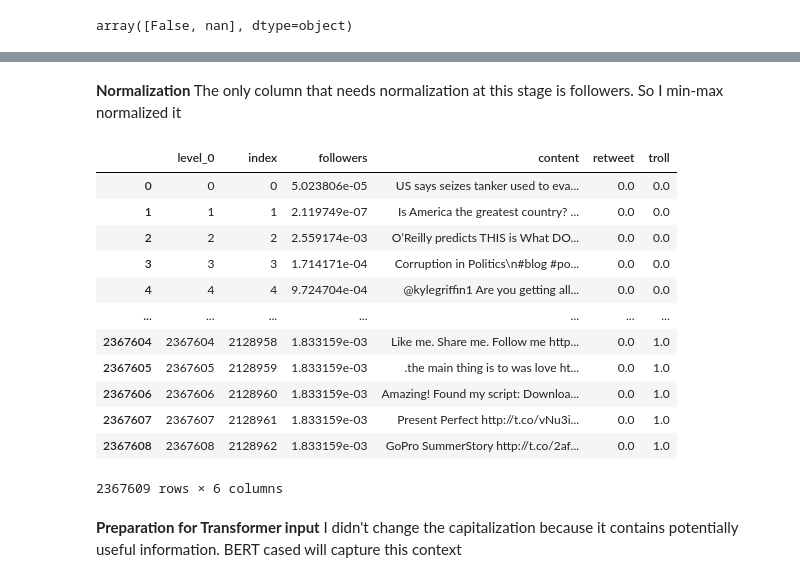
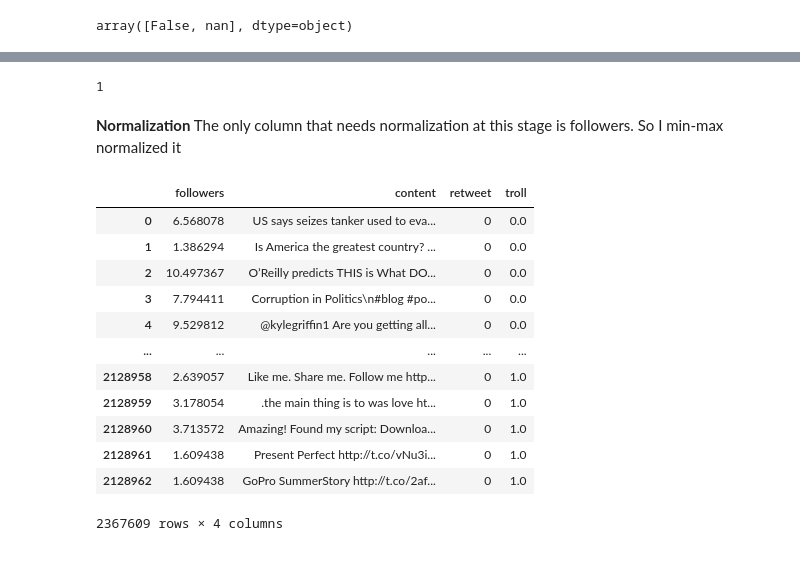
Before and after one commit to jfassett1/capstone, a Jupyter notebook: EDA.ipynb, the cells around one changed output, grey strips where cells are left out. Saved outputs shown, nothing was run; the diff lists cells and outputs as text; code cells hidden in the pictures.

```diff
--- a/EDA.ipynb
+++ b/EDA.ipynb
@@ -114,7 +99,7 @@ trolabels = np.ones(shape=(len(troll),1))
 
 genuine['troll'] = genlabels
 troll['troll'] = trolabels
-genuine['retweet'] = genuine['retweet'].apply(lambda x: 0.0 if x == False else 1.0)
+genuine['retweet'] = genuine['retweet'].apply(lambda x: 0 if x == False else 1)
 
 bigdataset = pd.concat([genuine.reset_index(drop=True), troll.reset_index(drop=True)], axis=0)
 bigdataset
@@ -139,36 +124,56 @@ See the caveats in the documentation: https://pandas.pydata.org/pandas-docs/stab
 2367609 rows × 4 columns
+# %%
+bigdataset.isna().sum().sum()
+# %% [output]
+1
 # %% [markdown]
 **Normalization**
 The only column that needs normalization at this stage is followers. So I min-max normalized it
+# %%
+x = bigdataset['followers']
+def logscaling(x):
+    scaled = np.log(x+1)
+    return scaled
+
+logscaled = logscaling(x).value_counts()
+
+# plt.bar(logscaled.index,height=logscaled)
+# plt.xlabel("Followers")
+# plt.ylabel("Users")
+# plt.title("Distribution of Followers (Log scaled)")
+# plt.show()
+
+
+#Normalizing Dataset
+bigdataset['followers'] = logscaling(bigdataset['followers'])
 # %%
+"""
+Minmax Scaling (not good for this specific distribution)
 
-def minmax(iter:pd.Series):
-    mx = iter.max()
-    min = iter.min()
-    normalized = []
-    for val in iter:
-        normalized.append( (val - min)/mx-min)
-    return pd.Series(normalized)
+"""
+# def minmax(iter:pd.Series):
+#     mx = iter.max()
+#     min = iter.min()
+#     normalized = []
+#     for val in iter:
+#         normalized.append( (val - min)/mx-min)
+#     return pd.Series(normalized)
 
-
-bigdataset['followers'] = minmax(bigdataset['followers'])
-
-bigdataset.reset_index(inplace=True)
+# 4
+# bigdataset['followers'] = minmax(bigdataset['followers'])
+# bigdataset.reset_index(inplace=True)
 bigdataset
 # %% [output]
-|  | level_0 | index | followers | content | retweet | troll |
-| 0 | 0 | 0 | 5.023806e-05 | US says seizes tanker used to eva... | 0.0 | 0.0 |
-| 1 | 1 | 1 | 2.119749e-07 | Is America the greatest country? ... | 0.0 | 0.0 |
-| 2 | 2 | 2 | 2.559174e-03 | O’Reilly predicts THIS is What DO... | 0.0 | 0.0 |
-| 3 | 3 | 3 | 1.714171e-04 | Corruption in Politics\n#blog #po... | 0.0 | 0.0 |
-| 4 | 4 | 4 | 9.724704e-04 | @kylegriffin1 Are you getting all... | 0.0 | 0.0 |
-| ... | ... | ... | ... | ... | ... | ... |
-| 2367604 | 2367604 | 2128958 | 1.833159e-03 | Like me. Share me. Follow me http... | 0.0 | 1.0 |
-| 2367605 | 2367605 | 2128959 | 1.833159e-03 | .the main thing is to was love ht... | 0.0 | 1.0 |
-| 2367606 | 2367606 | 2128960 | 1.833159e-03 | Amazing! Found my script: Downloa... | 0.0 | 1.0 |
-| 2367607 | 2367607 | 2128961 | 1.833159e-03 | Present Perfect http://t.co/vNu3i... | 0.0 | 1.0 |
-| 2367608 | 2367608 | 2128962 | 1.833159e-03 | GoPro SummerStory http://t.co/2af... | 0.0 | 1.0 |
+|  | followers | content | retweet | troll |
+| 0 | 6.568078 | US says seizes tanker used to eva... | 0 | 0.0 |
+| 1 | 1.386294 | Is America the greatest country? ... | 0 | 0.0 |
+| 2 | 10.497367 | O’Reilly predicts THIS is What DO... | 0 | 0.0 |
+| 3 | 7.794411 | Corruption in Politics\n#blog #po... | 0 | 0.0 |
+| 4 | 9.529812 | @kylegriffin1 Are you getting all... | 0 | 0.0 |
+| ... | ... | ... | ... | ... |
+| 2128958 | 2.639057 | Like me. Share me. Follow me http... | 0 | 1.0 |
+| 2128959 | 3.178054 | .the main thing is to was love ht... | 0 | 1.0 |
+| 2128960 | 3.713572 | Amazing! Found my script: Downloa... | 0 | 1.0 |
+| 2128961 | 1.609438 | Present Perfect http://t.co/vNu3i... | 0 | 1.0 |
+| 2128962 | 1.609438 | GoPro SummerStory http://t.co/2af... | 0 | 1.0 |
-2367609 rows × 6 columns
+2367609 rows × 4 columns
-# %% [markdown]
-**Preparation for Transformer input**
-I didn't change the capitalization because it contains potentially useful information. BERT cased will capture this context
```
Also changed, not shown: parts of 12 cells of this notebook.
